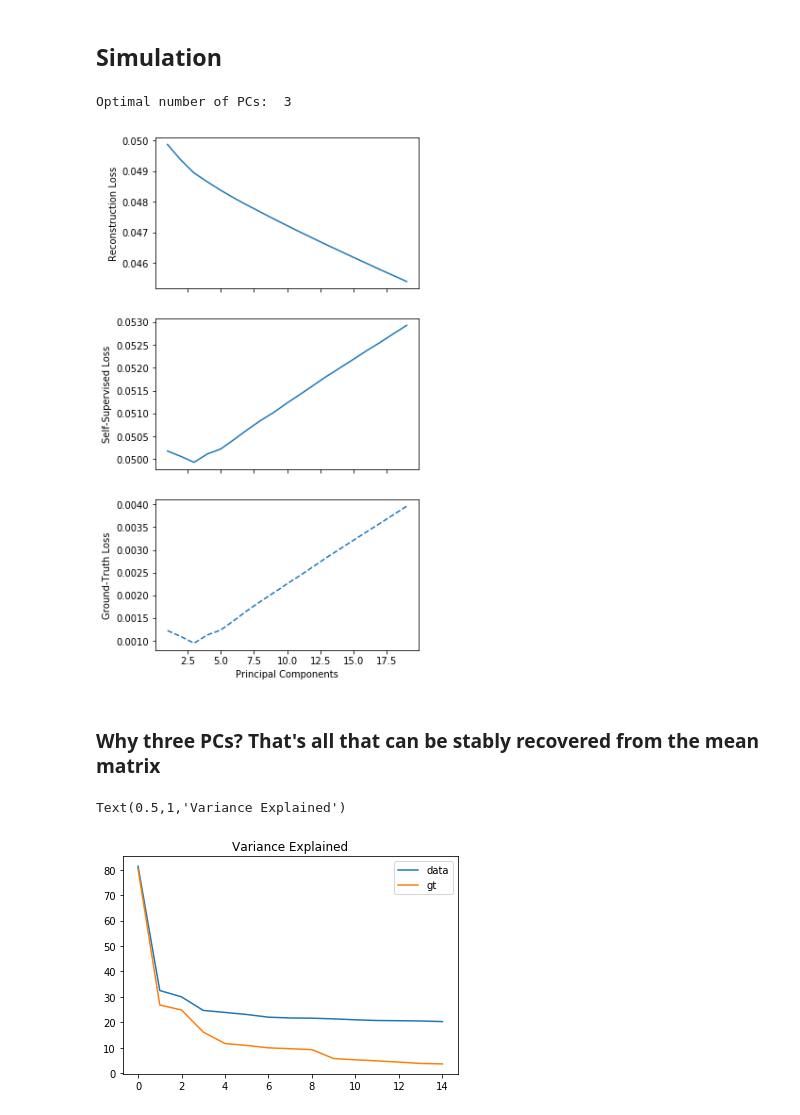
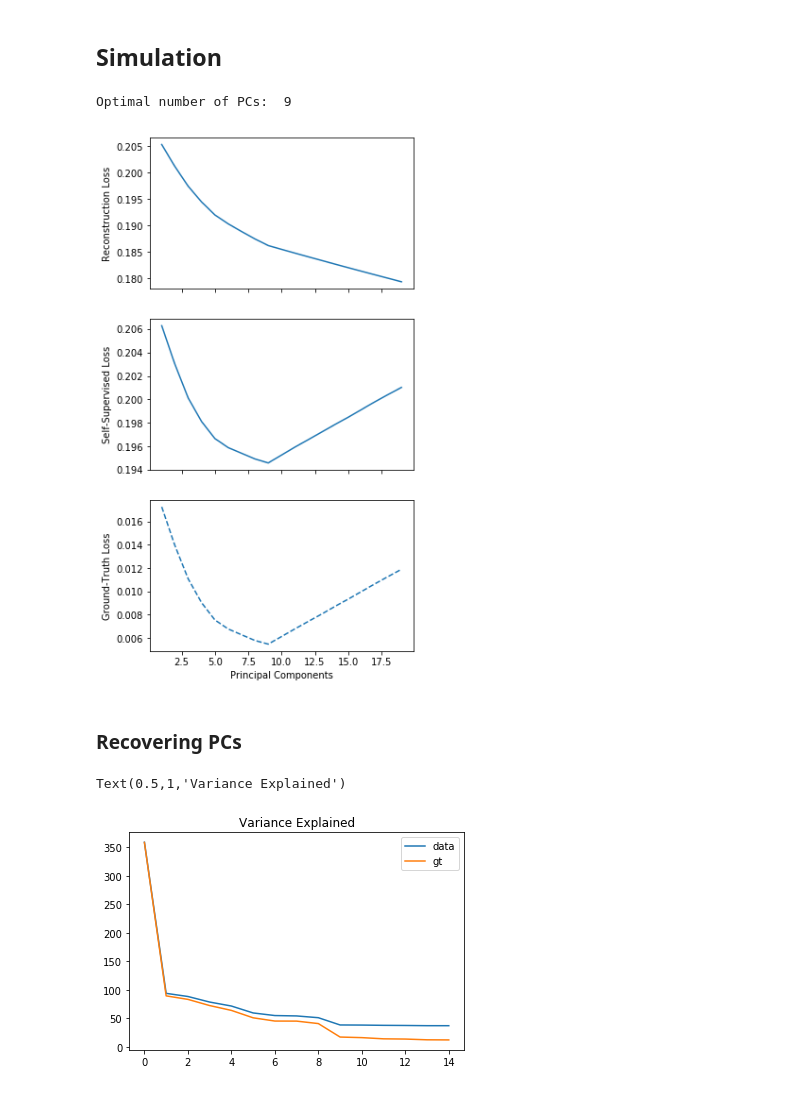
Before and after one commit to czbiohub-sf/molecular-cross-validation, a Jupyter notebook: src/noise2self_sc/Figure-PCA+Diffusion.ipynb, the cells around one changed output. Drawn from its saved outputs; the diff is of its cells as text; code cells hidden in the pictures.

Commit message:
Redo figures w/ new data

```diff
--- a/src/noise2self_sc/Figure-PCA+Diffusion.ipynb
+++ b/src/noise2self_sc/Figure-PCA+Diffusion.ipynb
@@ -11,6 +14,9 @@ from util import normalize_rows, mse, expected_sqrt, expected_log1p, poisson_log
 import pickle
 
 from sklearn.utils.extmath import randomized_svd
+# %%
+results_dir = '/Users/josh/src/noise2self-single-cell/results/'
+data_dir = '/Users/josh/src/noise2self-single-cell/data/'
 # %% [markdown]
 # Downsampling Deeply Sequenced Cells
 # %% [markdown]
@@ -204,34 +229,31 @@ quickplot(t_range[2:], re_loss[2:],
 # %% [markdown]
 ## Simulation
 # %%
-with open('/Users/josh/src/noise2self-single-cell/data/sim/dataset_0.pickle', 'rb') as fp:
-    exp, class_labels, programs, lib_size, umis_X, umis_Y = pickle.load(fp)
-mean = np.exp(exp.dot(programs))
+with open('/Users/josh/src/noise2self-single-cell/data/sim/workset_0.pickle', 'rb') as fp:
+    true_means, expected_sqrt_half_means, umis_X, umis_Y = pickle.load(fp)
 x1 = umis_X
 x2 = umis_Y
-
-counts = (umis_X + umis_Y).sum(axis = 1, keepdims = True)/2
-mean = mean/mean.sum(axis = 1, keepdims = True) * counts
-z = expected_sqrt(mean)
+mean = true_means/2
+z = expected_sqrt_half_means
 # %%
 _, k_opt, re_loss, ss_loss, gt_loss, k_range = pca_sweep(x1, x2, np.sqrt, z)
 
 result = {'dataset': 'sim',
           'method': 'pca',
           'loss': 'mse',
           'normalization': 'sqrt',
           'param_range': k_range,
           're_loss': re_loss,
           'ss_loss': ss_loss,
           'gt_loss': gt_loss}
-pickle.dump(result, open("results/sim_pca_mse.pickle", 'wb'))
+pickle.dump(result, open(results_dir + "sim_pca_mse.pickle", 'wb'))
 
 quickplot(k_range, re_loss, ss_loss, gt_loss)
 # %% [output]
-Optimal number of PCs:  3
+Optimal number of PCs:  9
-[figure, old version]
+[figure, new version]
-# %% [markdown]
-### Why three PCs? That's all that can be stably recovered from the mean matrix
+# %% [markdown]
+### Recovering PCs
 # %%
 U, S, V = randomized_svd(np.sqrt(x1), 15)
 plt.plot(S, label='data')
@@ -241,4 +263,4 @@ plt.legend()
 plt.title("Variance Explained")
 # %% [output]
 Text(0.5,1,'Variance Explained')
-[figure, old version]
+[figure, new version]
```
Also changed, not shown: parts of 11 cells of this notebook, 1 other file.
